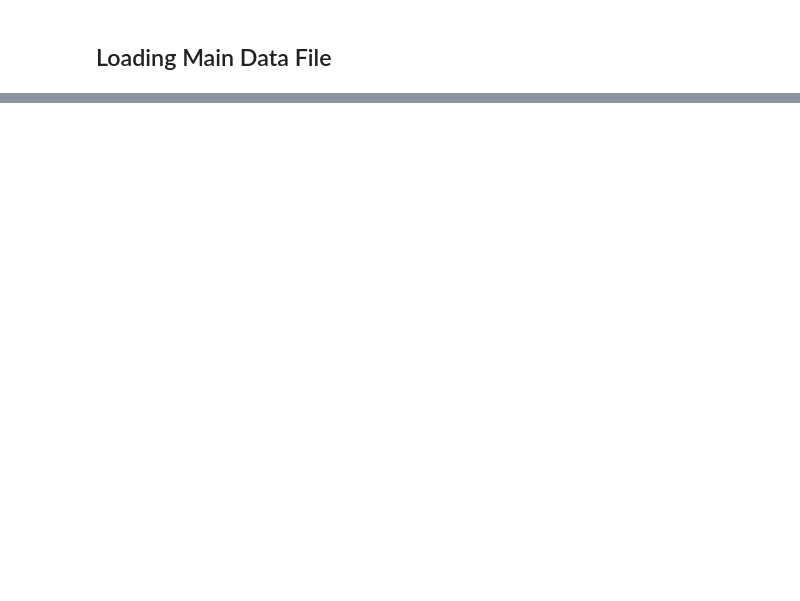
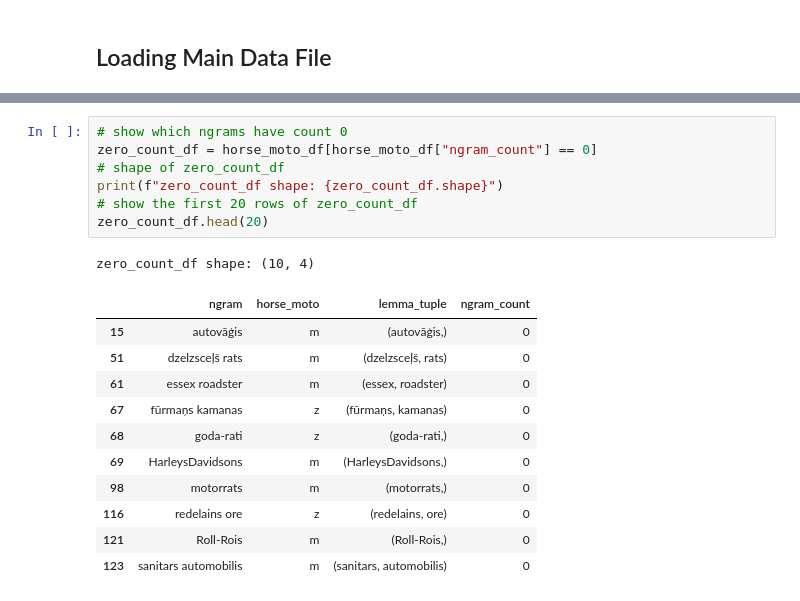
Before and after one commit to ValRCS/lnb_transports, a Jupyter notebook: notebooks/visualize_terms_df_tf_relative_over_time.ipynb, the cells around one changed output, grey strips where cells are left out. Drawn from its saved outputs; the diff is of its cells as text; blank space fills up the shorter version.

```diff
--- a/notebooks/visualize_terms_df_tf_relative_over_time.ipynb
+++ b/notebooks/visualize_terms_df_tf_relative_over_time.ipynb
@@ -116,0 +326,20 @@ Plotly version: 5.19.0
+# %%
+# show which ngrams have count 0
+zero_count_df = horse_moto_df[horse_moto_df["ngram_count"] == 0]
+# shape of zero_count_df
+print(f"zero_count_df shape: {zero_count_df.shape}")
+# show the first 20 rows of zero_count_df
+zero_count_df.head(20)
+# %% [output]
+zero_count_df shape: (10, 4)
+|  | ngram | horse_moto | lemma_tuple | ngram_count |
+| 15 | autovāģis | m | (autovāģis,) | 0 |
+| 51 | dzelzsceļš rats | m | (dzelzsceļš, rats) | 0 |
+| 61 | essex roadster | m | (essex, roadster) | 0 |
+| 67 | fūrmaņs kamanas | z | (fūrmaņs, kamanas) | 0 |
+| 68 | goda-rati | z | (goda-rati,) | 0 |
+| 69 | HarleysDavidsons | m | (HarleysDavidsons,) | 0 |
+| 98 | motorrats | m | (motorrats,) | 0 |
+| 116 | redelains ore | z | (redelains, ore) | 0 |
+| 121 | Roll-Rois | m | (Roll-Rois,) | 0 |
+| 123 | sanitars automobilis | m | (sanitars, automobilis) | 0 |
```
Also changed, not shown: parts of 21 cells of this notebook, 4 other files.
